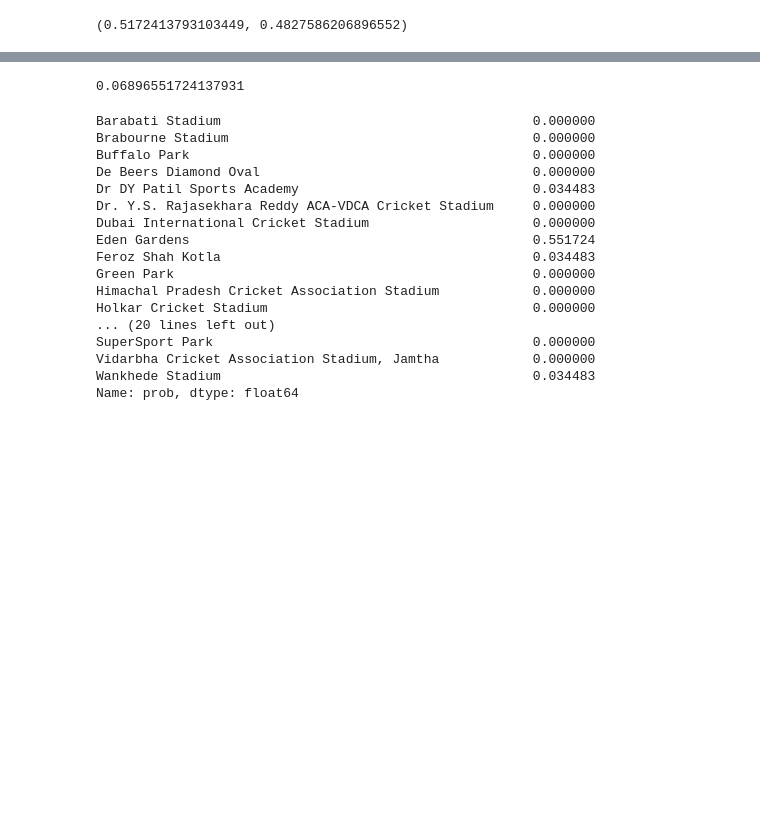
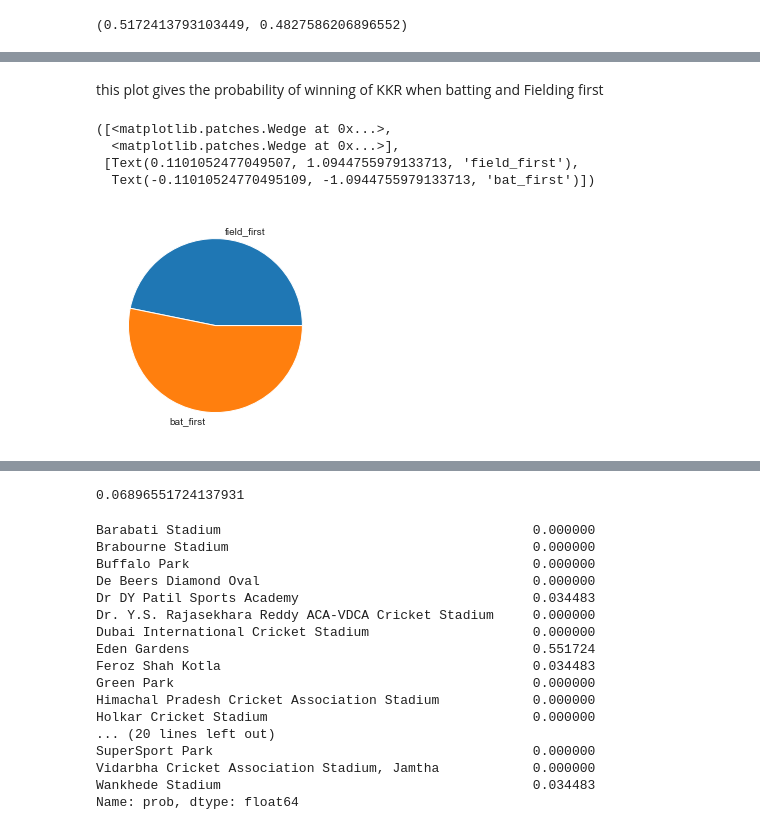
Before and after one commit to AchintyaSrivastava/ipl_prediction, a Jupyter notebook: ipl.ipynb, the cells around one changed output, grey strips where cells are left out. Drawn from its saved outputs; the diff is of its cells as text; code cells hidden in the pictures; blank space fills up the shorter version.

```diff
--- a/ipl.ipynb
+++ b/ipl.ipynb
@@ -73,0 +85,10 @@ def px4w(tem):
+# %% [markdown]
+this plot gives the probability of winning of KKR when batting and Fielding first
+# %%
+plt.pie(px4w("Mumbai Indians"),labels=lb)
+# %% [output]
+([<matplotlib.patches.Wedge at 0x...>,
+  <matplotlib.patches.Wedge at 0x...>],
+ [Text(0.1101052477049507, 1.0944755979133713, 'field_first'),
+  Text(-0.11010524770495109, -1.0944755979133713, 'bat_first')])
+[figure, added]
```
Also changed, not shown: parts of 21 cells of this notebook.
